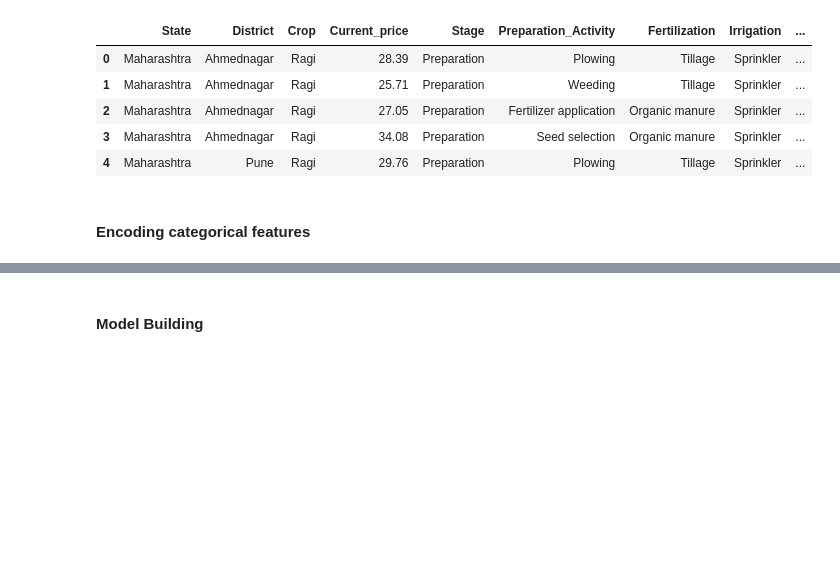
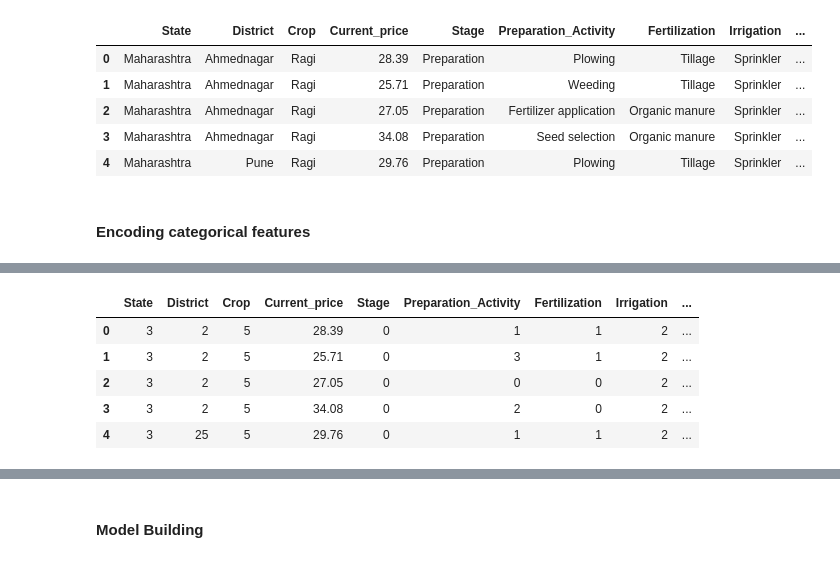
Before and after one commit to naresh5422/crop_price_prediction, a Jupyter notebook: SplitMindz_Crop_Data_Analysis_and_Prediction.ipynb, the cells around one changed output, grey strips where cells are left out. Drawn from its saved outputs; the diff is of its cells as text; code cells hidden in the pictures; blank space fills up the shorter version.

```diff
--- a/SplitMindz_Crop_Data_Analysis_and_Prediction.ipynb
+++ b/SplitMindz_Crop_Data_Analysis_and_Prediction.ipynb
@@ -427,0 +481,9 @@ numerical_features = ['Area (in hectares)', 'Required Production per Year', 'Sow
+# %%
+detect_outliers_crop_data.head()
+# %% [output]
+|  | State | District | Crop | Current_price | Stage | Preparation_Activity | Fertilization | Irrigation | ... |
+| 0 | 3 | 2 | 5 | 28.39 | 0 | 1 | 1 | 2 | ... |
+| 1 | 3 | 2 | 5 | 25.71 | 0 | 3 | 1 | 2 | ... |
+| 2 | 3 | 2 | 5 | 27.05 | 0 | 0 | 0 | 2 | ... |
+| 3 | 3 | 2 | 5 | 34.08 | 0 | 2 | 0 | 2 | ... |
+| 4 | 3 | 25 | 5 | 29.76 | 0 | 1 | 1 | 2 | ... |
```
Also changed, not shown: parts of 35 cells of this notebook.
